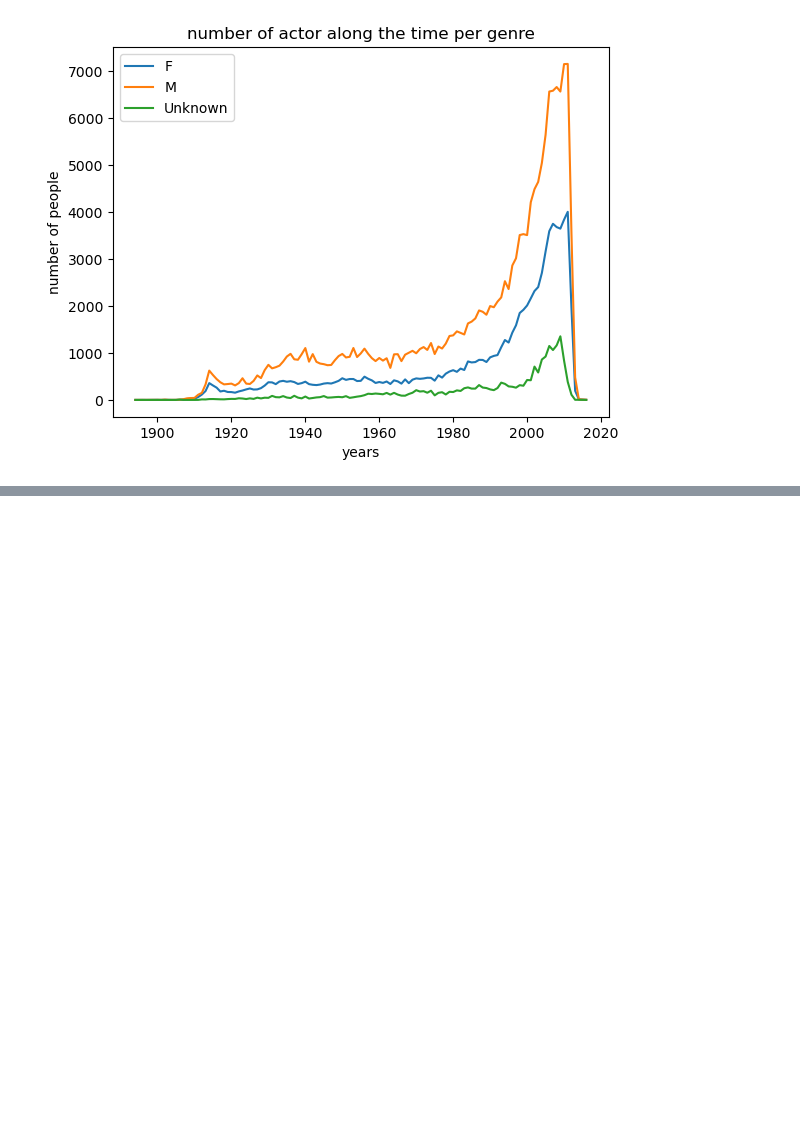
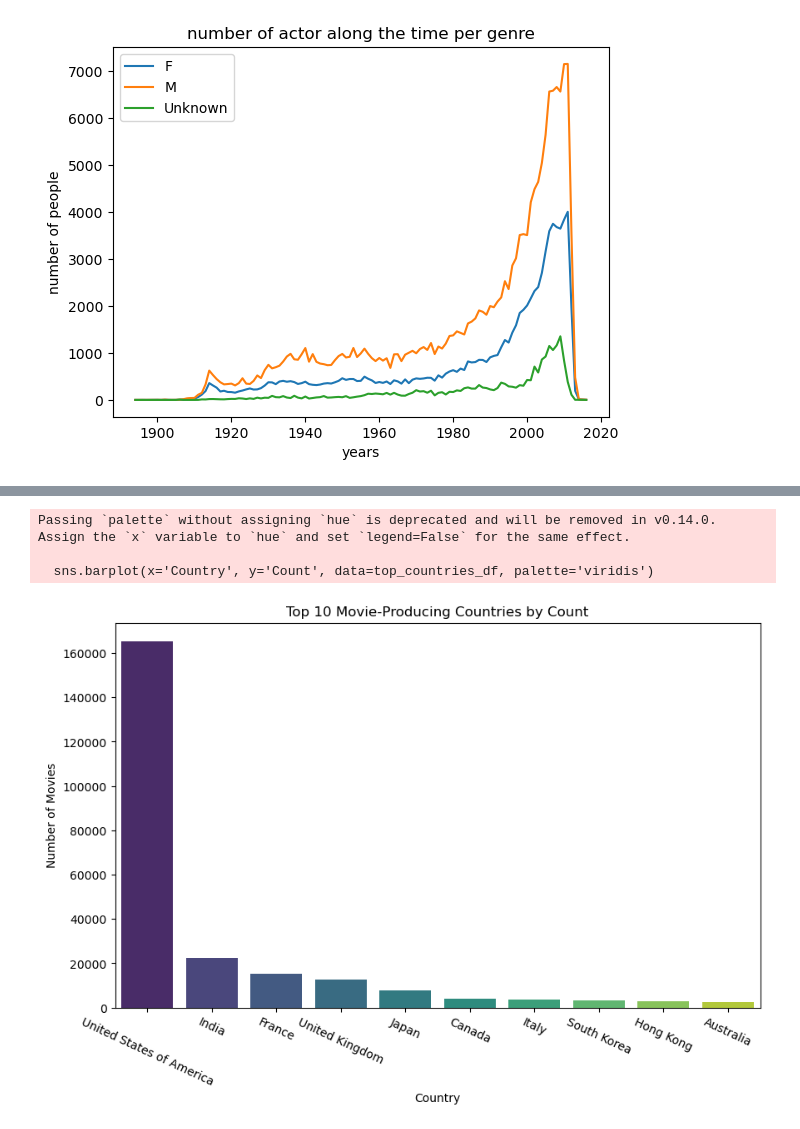
Before and after one commit to epfl-ada/ada-2024-project-ecureuilscosmiques24, a Jupyter notebook: projet_ADA.ipynb, the cells around one changed output, grey strips where cells are left out. Cells and saved outputs as stored; diff of their text form; code cells hidden in the pictures; blank space fills up the shorter version.

```diff
--- a/projet_ADA.ipynb
+++ b/projet_ADA.ipynb
@@ -299,3 +316,26 @@ merged_df_dr['principal_genre'] = merged_df_dr['Movie_genres'].apply(extract_fir
+# %%
+# apply the same to change the type of Movie_countries to be readable (string)
+merged_df_dr['Movie_countries'] = merged_df_dr['Movie_countries'].apply(lambda x: ast.literal_eval(x) if isinstance(x, str) else x)
+merged_df_dr['Country'] = merged_df_dr['Movie_countries'].apply(extract_first_genre)
+# %%
+top_countries = merged_df_dr.groupby('Country').size().sort_values(ascending=False).head(10)
+# Convert top_countries Series to a DataFrame for easier plotting
+top_countries_df = top_countries.reset_index()
+top_countries_df.columns = ['Country', 'Count']
+
+# Plot the barplot
+plt.figure(figsize=(10, 6))
+sns.barplot(x='Country', y='Count', data=top_countries_df, palette='viridis')
+plt.title('Top 10 Movie-Producing Countries by Count')
+plt.xlabel('Country')
+plt.ylabel('Number of Movies')
+plt.xticks(rotation=-25)
+plt.show()
+# %% [output]
+Passing `palette` without assigning `hue` is deprecated and will be removed in v0.14.0. Assign the `x` variable to `hue` and set `legend=False` for the same effect.
+
+  sns.barplot(x='Country', y='Count', data=top_countries_df, palette='viridis')
+[figure, added]
 # %%
 merged_df_dr['Movie_languages'] = merged_df_dr['Movie_languages'].apply(lambda x: ast.literal_eval(x) if isinstance(x, str) else x)
 merged_df_dr['language'] = merged_df_dr['Movie_languages'].apply(extract_first_genre)
```
Also changed, not shown: parts of 3 cells of this notebook.
